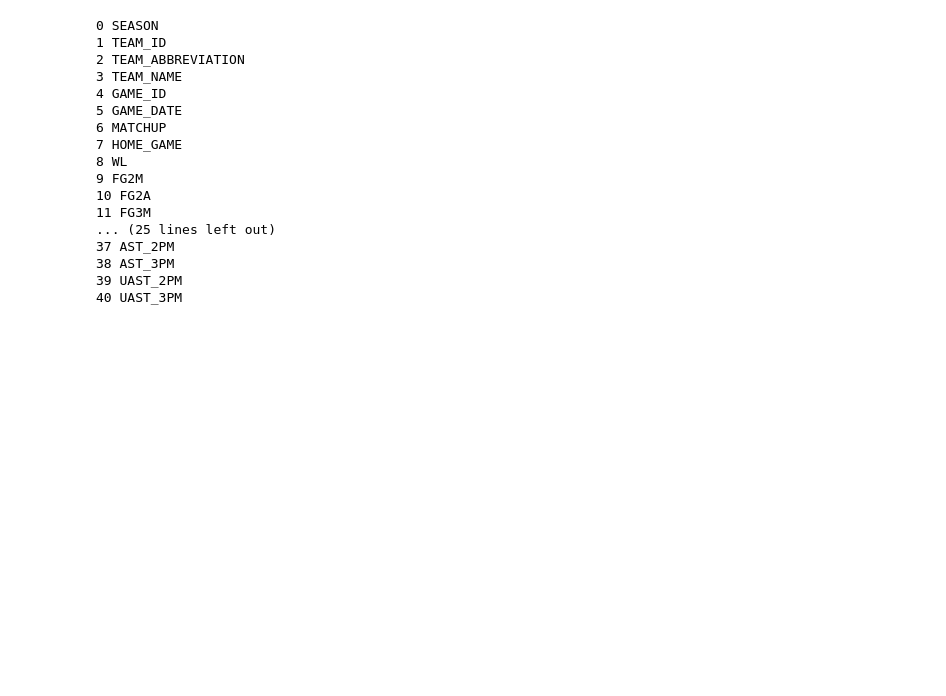
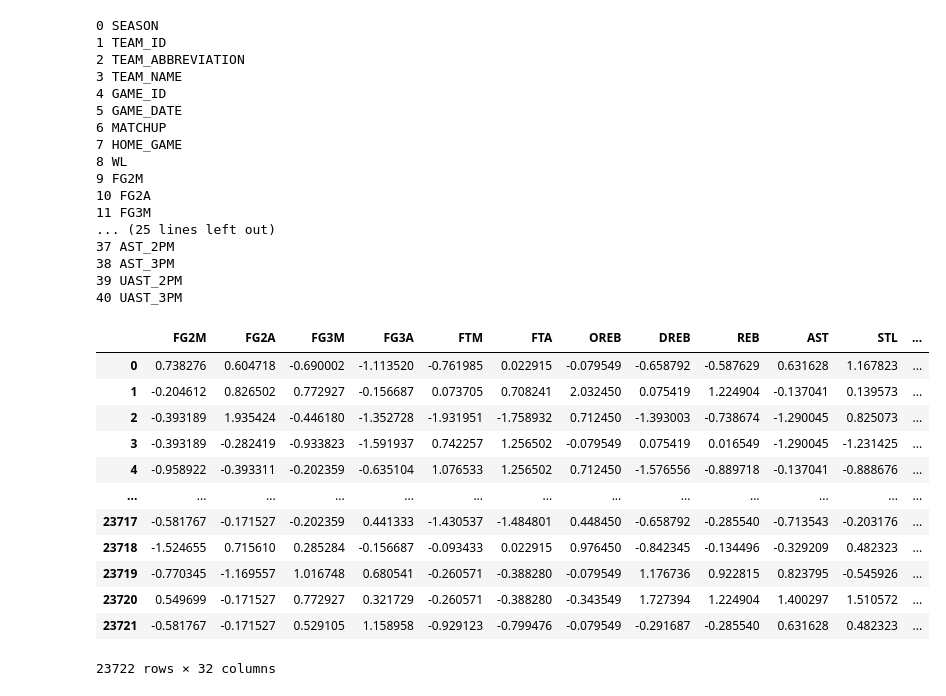
Before and after one commit to apensotti/NBA_Models, a Jupyter notebook: src/notebooks/model2.ipynb, the cells around one changed output. Cells and saved outputs as stored; diff of their text form; code cells hidden in the pictures; blank space fills up the shorter version.

```diff
--- a/src/notebooks/model2.ipynb
+++ b/src/notebooks/model2.ipynb
@@ -68,4 +61,20 @@ scaler = StandardScaler()
 
 scaled_df = data.loc[:,data.columns[9:]]
 scaled_array = scaler.fit_transform(scaled_df)
-scaled_df = pd.DataFrame(scaled_array,columns=scaled_df.columns)
+scaled = pd.DataFrame(scaled_array,columns=scaled_df.columns)
+# %%
+scaled
+# %% [output]
+|  | FG2M | FG2A | FG3M | FG3A | FTM | FTA | OREB | DREB | REB | AST | STL | ... |
+| 0 | 0.738276 | 0.604718 | -0.690002 | -1.113520 | -0.761985 | 0.022915 | -0.079549 | -0.658792 | -0.587629 | 0.631628 | 1.167823 | ... |
+| 1 | -0.204612 | 0.826502 | 0.772927 | -0.156687 | 0.073705 | 0.708241 | 2.032450 | 0.075419 | 1.224904 | -0.137041 | 0.139573 | ... |
+| 2 | -0.393189 | 1.935424 | -0.446180 | -1.352728 | -1.931951 | -1.758932 | 0.712450 | -1.393003 | -0.738674 | -1.290045 | 0.825073 | ... |
+| 3 | -0.393189 | -0.282419 | -0.933823 | -1.591937 | 0.742257 | 1.256502 | -0.079549 | 0.075419 | 0.016549 | -1.290045 | -1.231425 | ... |
+| 4 | -0.958922 | -0.393311 | -0.202359 | -0.635104 | 1.076533 | 1.256502 | 0.712450 | -1.576556 | -0.889718 | -0.137041 | -0.888676 | ... |
+| ... | ... | ... | ... | ... | ... | ... | ... | ... | ... | ... | ... | ... |
+| 23717 | -0.581767 | -0.171527 | -0.202359 | 0.441333 | -1.430537 | -1.484801 | 0.448450 | -0.658792 | -0.285540 | -0.713543 | -0.203176 | ... |
+| 23718 | -1.524655 | 0.715610 | 0.285284 | -0.156687 | -0.093433 | 0.022915 | 0.976450 | -0.842345 | -0.134496 | -0.329209 | 0.482323 | ... |
+| 23719 | -0.770345 | -1.169557 | 1.016748 | 0.680541 | -0.260571 | -0.388280 | -0.079549 | 1.176736 | 0.922815 | 0.823795 | -0.545926 | ... |
+| 23720 | 0.549699 | -0.171527 | 0.772927 | 0.321729 | -0.260571 | -0.388280 | -0.343549 | 1.727394 | 1.224904 | 1.400297 | 1.510572 | ... |
+| 23721 | -0.581767 | -0.171527 | 0.529105 | 1.158958 | -0.929123 | -0.799476 | -0.079549 | -0.291687 | -0.285540 | 0.631628 | 0.482323 | ... |
+23722 rows × 32 columns
```
Also changed, not shown: parts of 10 cells of this notebook.
